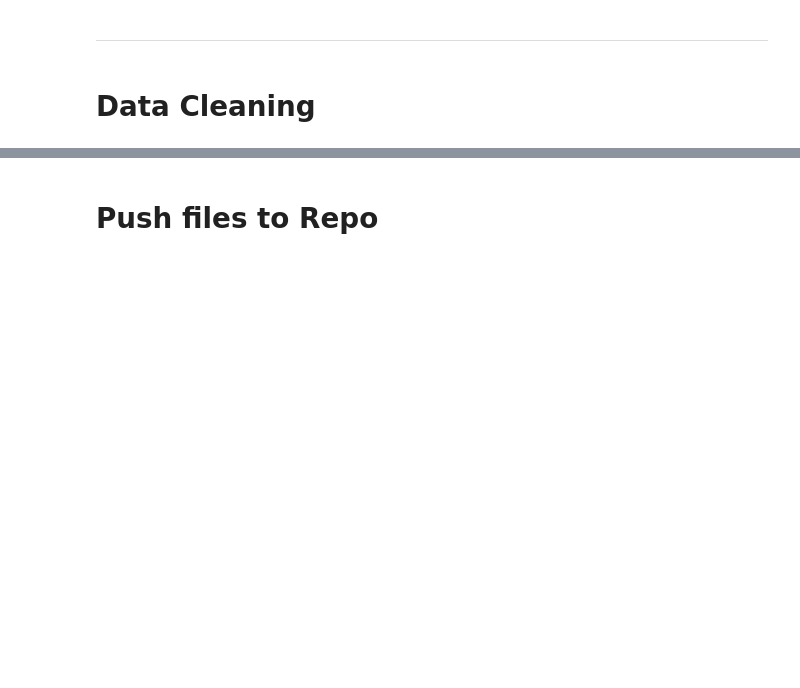
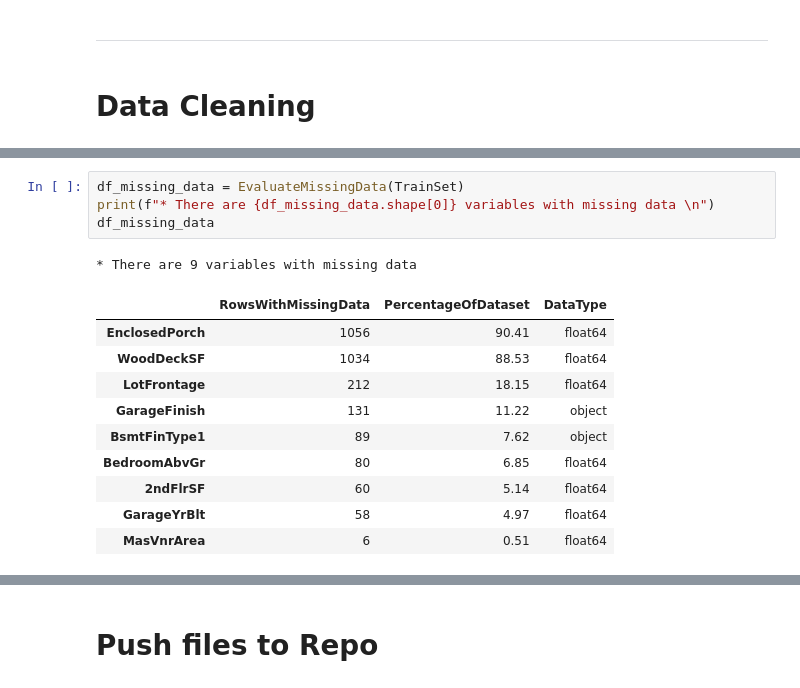
Before and after one commit to totes7/project-portfolio-5, a Jupyter notebook: jupyter_notebooks/03 - DataCleaning.ipynb, the cells around one changed output, grey strips where cells are left out. Cells and saved outputs as stored; diff of their text form; blank space fills up the shorter version.

```diff
--- a/jupyter_notebooks/03 - DataCleaning.ipynb
+++ b/jupyter_notebooks/03 - DataCleaning.ipynb
@@ -207,0 +321,16 @@ OverallQual and GrLivingArea have the highest correlation with SalePrice and bot
+# %%
+df_missing_data = EvaluateMissingData(TrainSet)
+print(f"* There are {df_missing_data.shape[0]} variables with missing data \n")
+df_missing_data
+# %% [output]
+* There are 9 variables with missing data
+|  | RowsWithMissingData | PercentageOfDataset | DataType |
+| EnclosedPorch | 1056 | 90.41 | float64 |
+| WoodDeckSF | 1034 | 88.53 | float64 |
+| LotFrontage | 212 | 18.15 | float64 |
+| GarageFinish | 131 | 11.22 | object |
+| BsmtFinType1 | 89 | 7.62 | object |
+| BedroomAbvGr | 80 | 6.85 | float64 |
+| 2ndFlrSF | 60 | 5.14 | float64 |
+| GarageYrBlt | 58 | 4.97 | float64 |
+| MasVnrArea | 6 | 0.51 | float64 |
```
Also changed, not shown: parts of 63 cells of this notebook.
